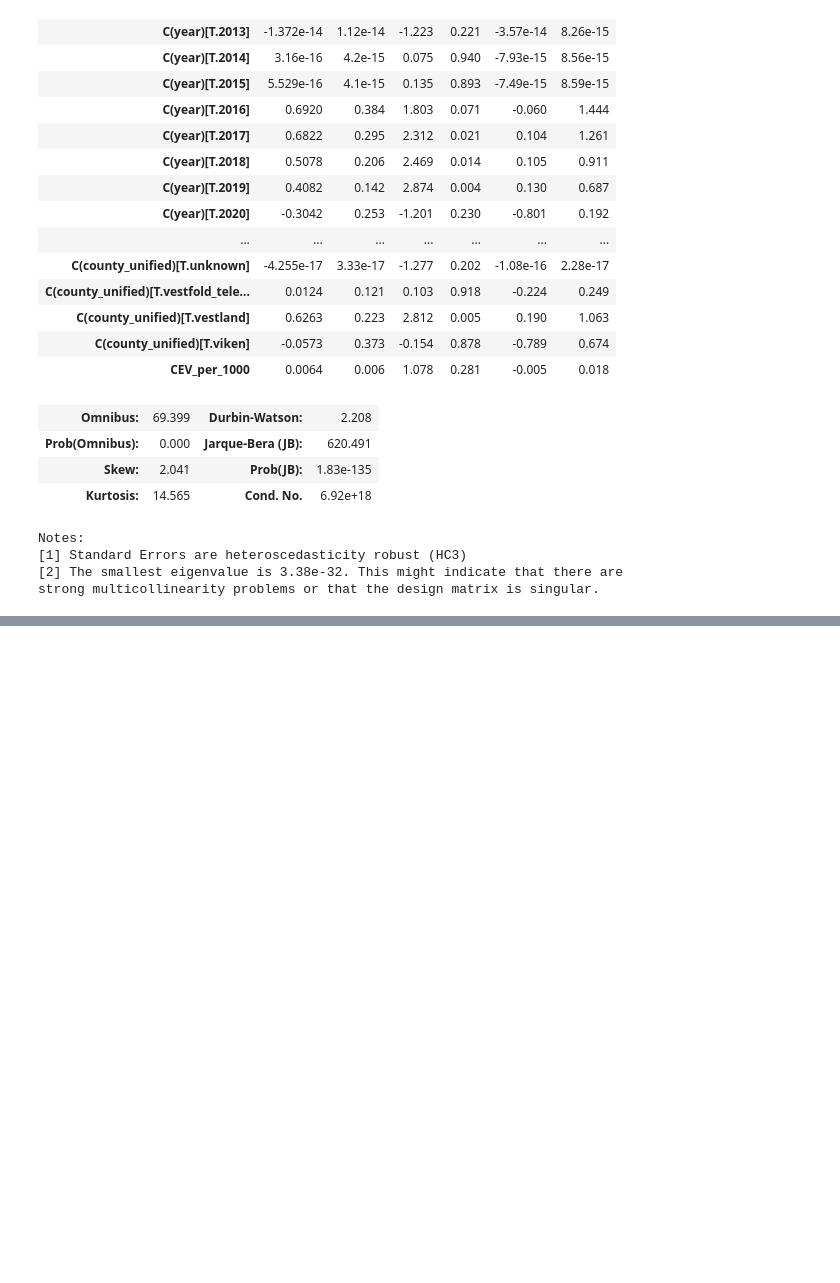
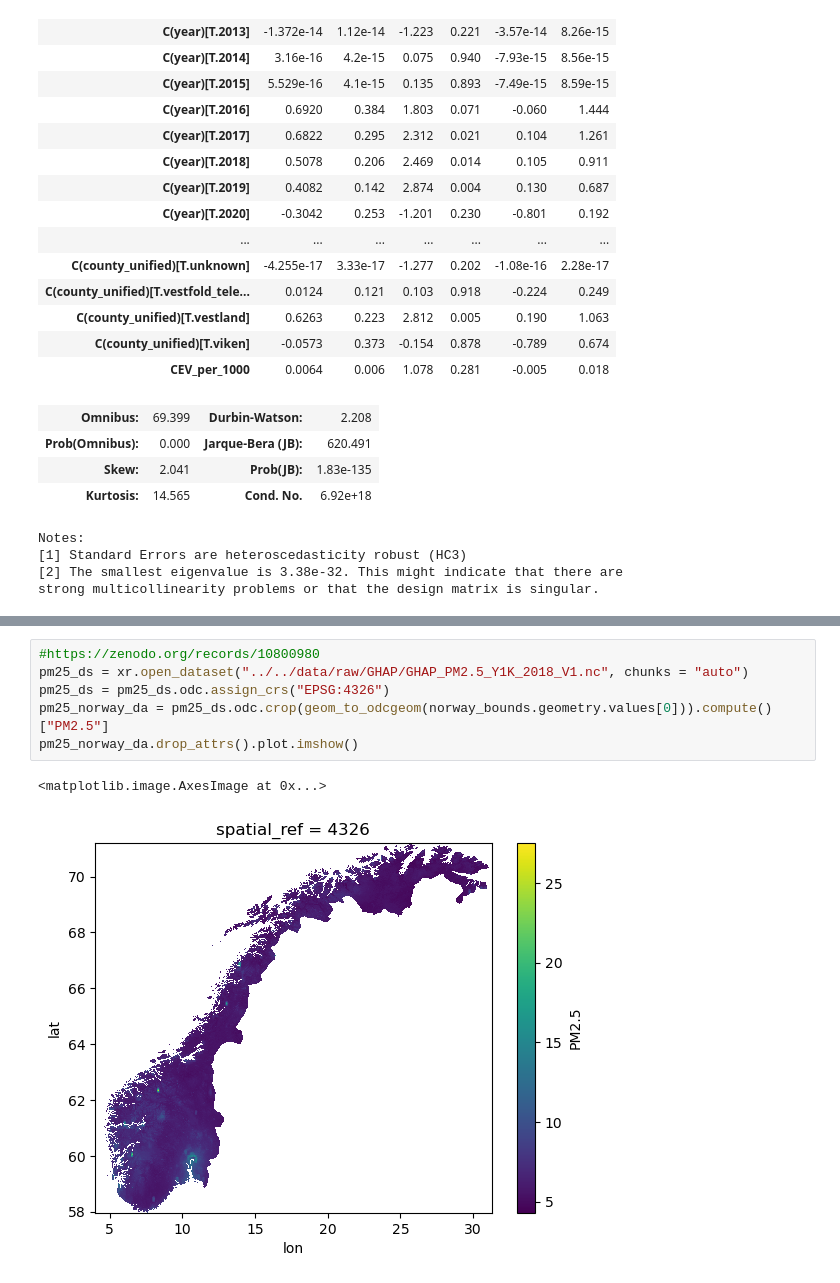
Before and after one commit to felixschulz385/evs-and-health, a Jupyter notebook: src/notebooks/experiments.ipynb, the cells around one changed output, grey strips where cells are left out. Drawn from its saved outputs; the diff is of its cells as text; blank space fills up the shorter version.

```diff
--- a/src/notebooks/experiments.ipynb
+++ b/src/notebooks/experiments.ipynb
@@ -349,0 +391,9 @@ strong multicollinearity problems or that the design matrix is singular.
+# %%
+#https://zenodo.org/records/10800980
+pm25_ds = xr.open_dataset("../../data/raw/GHAP/GHAP_PM2.5_Y1K_2018_V1.nc", chunks = "auto")
+pm25_ds = pm25_ds.odc.assign_crs("EPSG:4326")
+pm25_norway_da = pm25_ds.odc.crop(geom_to_odcgeom(norway_bounds.geometry.values[0])).compute()["PM2.5"]
+pm25_norway_da.drop_attrs().plot.imshow()
+# %% [output]
+<matplotlib.image.AxesImage at 0x...>
+[figure, added]
```
Also changed, not shown: parts of 11 cells of this notebook, 1 other file.
